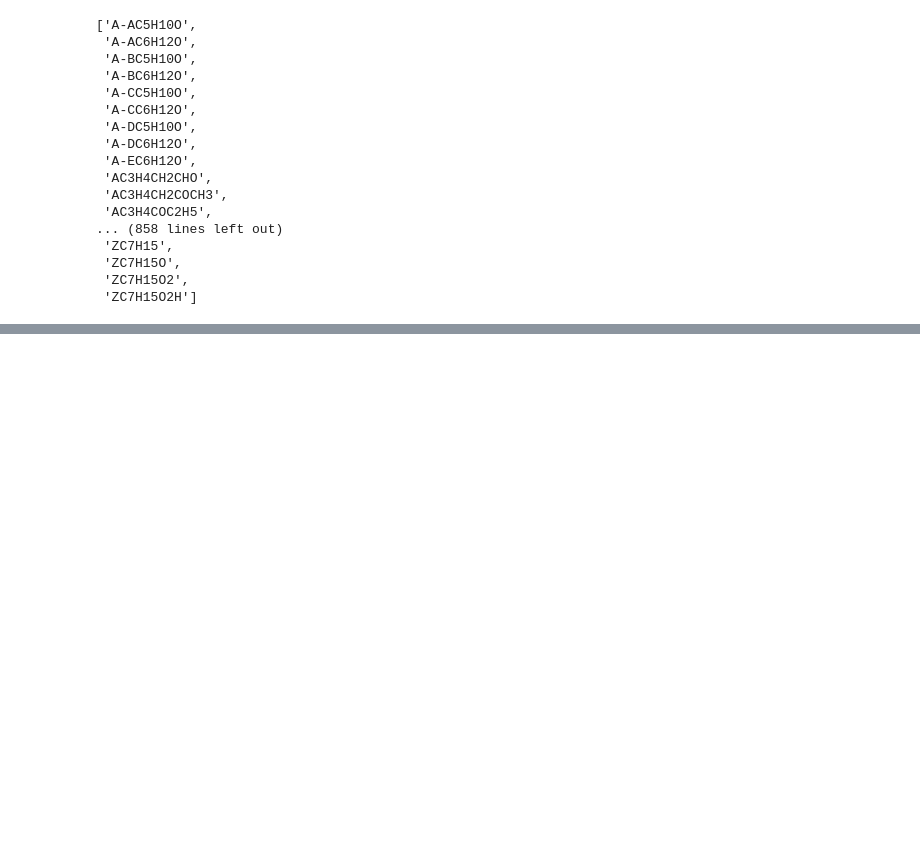
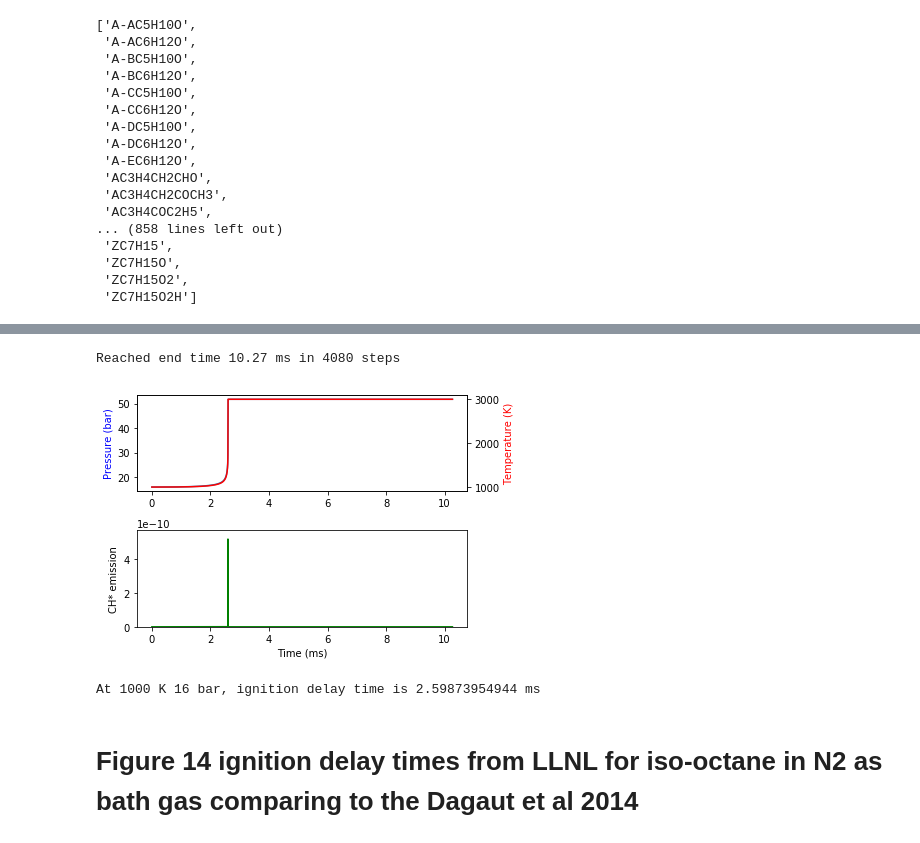
Before and after one commit to ajuluc/GTL, a Jupyter notebook: ic8_ignition_delay_LLNL.ipynb, the cells around one changed output, grey strips where cells are left out. Saved outputs shown, nothing was run; the diff lists cells and outputs as text; code cells hidden in the pictures; blank space fills up the shorter version.

Commit message:
iso-octane file changes
Changes in the .cti file and .inp from the chemkin. Deleted the -A-factor. ipython notebook running for the ic8 from LLNL and initial RMG model

```diff
--- a/ic8_ignition_delay_LLNL.ipynb
+++ b/ic8_ignition_delay_LLNL.ipynb
@@ -68,8 +68,8 @@ sorted(gas.species_names)
  'ZC7H15O2',
  'ZC7H15O2H']
 # %%
-gas.TP = 900,10e6
-gas.set_equivalence_ratio(phi=1.0, fuel='IC8H18', oxidizer='O2:0.21, N2:0.79' )
+gas.TP = 900, 10e6
+gas.set_equivalence_ratio(phi=1.0, fuel='IC8H18', oxidizer='O2:0.2, N2:0.8' )
 gas()
 # %% [output]
   gas:
@@ -91 +91,15 @@ gas()
      [ +871 minor]              0                0
+# %%
+def set_gas_concentrations(gas, phi):
+    """
+    Set the concentrations in the gas according to the description
+    in the paper by
+    """
+    # Set it to desired stoichiometry with synthetic air (20% O2 : 80% N2)
+    gas.set_equivalence_ratio(phi=1.0, fuel='IC8H18', oxidizer='O2:0.2, N2:0.8' )
+    # Then dilute the whole thing 1:2 with extra N2
+    gas.X = gas.X / 3.0
+    gas.X[gas.species_index('N2')] += 2./3.
+
+set_gas_concentrations(gas, 1.0)
+gas()
@@ -91,0 +194,23 @@ gas()
+# %%
+def get_ignition_delay_air(temperature, pressure_bar=10, phi=1.0, plot=False):
+    """
+    For figure 14
+
+    temperature in K
+    pressure in bar
+    phi is equivalence ratio
+    """
+    set_gas_concentrations(gas, phi)
+    mole_fractions = gas.X
+
+    time = get_ignition_delay(gas, temperature, pressure_bar, mole_fractions, plot=plot)
+    return time
+# %%
+get_ignition_delay_air(1000, 16, 1, plot=True)
+plt.rcParams['figure.figsize'] = [10, 8]
+# %% [output]
+Reached end time 10.27 ms in 4080 steps
+[figure, added]
+At 1000 K 16 bar, ignition delay time is 2.59873954944 ms
+# %% [markdown]
+# Figure 14 ignition delay times from LLNL for iso-octane in N2 as bath gas comparing to the Dagaut et al 2014
```
Also changed, not shown: parts of 10 cells of this notebook, 3 other files.
